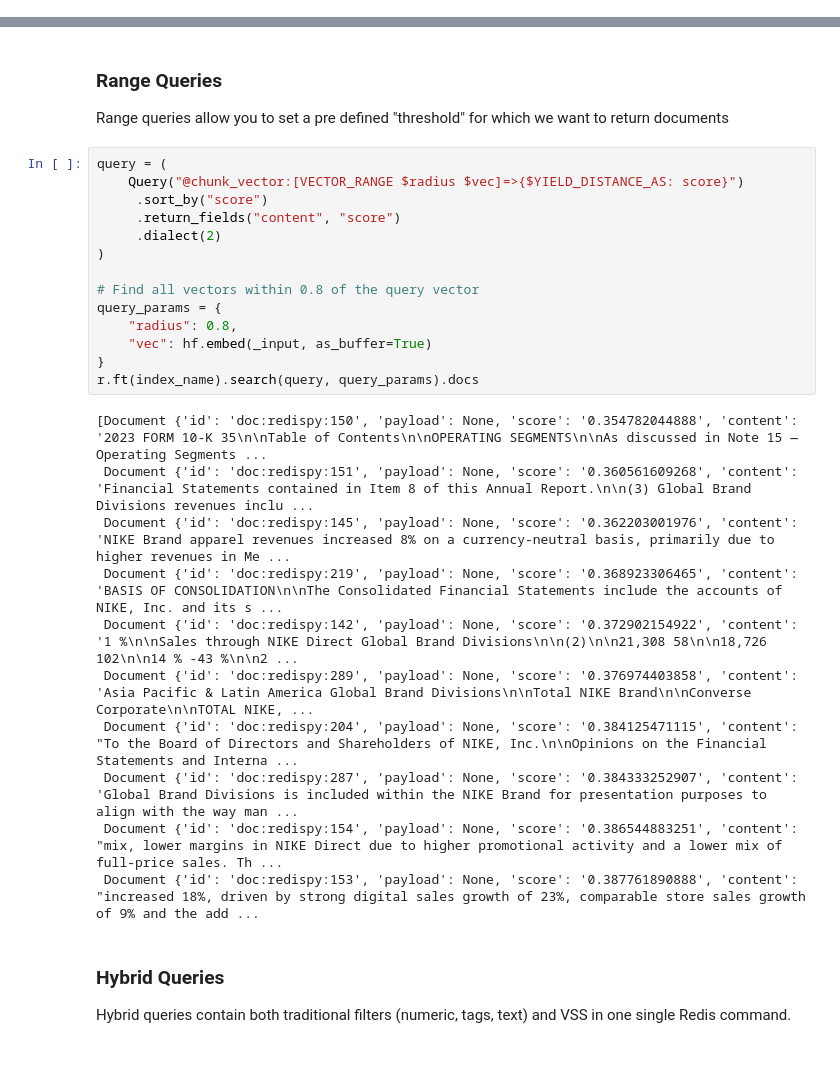
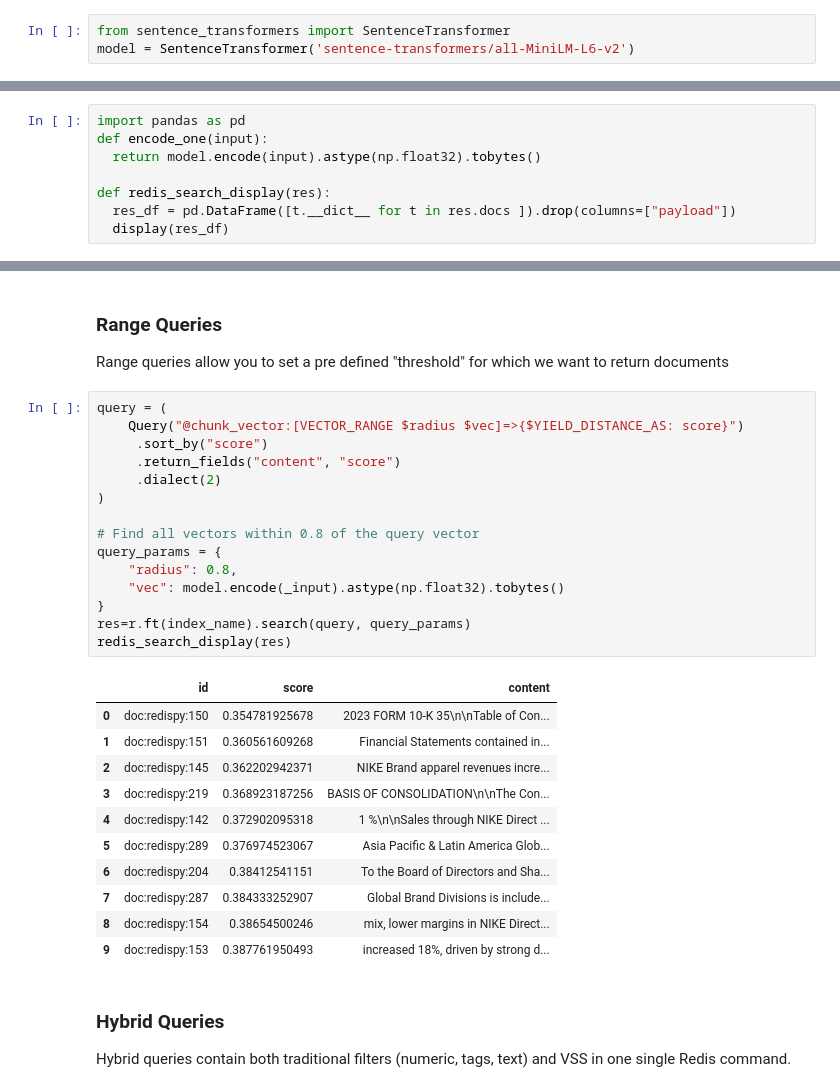
Before and after one commit to redis-developer/financial-vss, a Jupyter notebook: RedisPython_VSS.ipynb, the cells around one changed output, grey strips where cells are left out. Saved outputs shown, nothing was run; the diff lists cells and outputs as text; blank space fills up the shorter version.

```diff
--- a/RedisPython_VSS.ipynb
+++ b/RedisPython_VSS.ipynb
@@ -83,0 +93,3 @@ True
+# %%
+from sentence_transformers import SentenceTransformer
+model = SentenceTransformer('sentence-transformers/all-MiniLM-L6-v2')
@@ -84,3 +106,11 @@ True
+# %%
+import pandas as pd
+def encode_one(input):
+  return model.encode(input).astype(np.float32).tobytes()
+
+def redis_search_display(res):
+  res_df = pd.DataFrame([t.__dict__ for t in res.docs ]).drop(columns=["payload"])
+  display(res_df)
 # %% [markdown]
 ### Install Redis Stack (OPTIONAL)
 
@@ -247,28 +277,30 @@ Range queries allow you to set a pre defined "threshold" for which we want to re
 # %%
 query = (
     Query("@chunk_vector:[VECTOR_RANGE $radius $vec]=>{$YIELD_DISTANCE_AS: score}")
      .sort_by("score")
      .return_fields("content", "score")
      .dialect(2)
 )
 
 # Find all vectors within 0.8 of the query vector
 query_params = {
     "radius": 0.8,
-    "vec": hf.embed(_input, as_buffer=True)
+    "vec": model.encode(_input).astype(np.float32).tobytes()
 }
-r.ft(index_name).search(query, query_params).docs
+res=r.ft(index_name).search(query, query_params)
+redis_search_display(res)
 # %% [output]
-[Document {'id': 'doc:redispy:150', 'payload': None, 'score': '0.354782044888', 'content': '2023 FORM 10-K 35\n\nTable of Contents\n\nOPERATING SEGMENTS\n\nAs discussed in Note 15 — Operating Segments ...
- Document {'id': 'doc:redispy:151', 'payload': None, 'score': '0.360561609268', 'content': 'Financial Statements contained in Item 8 of this Annual Report.\n\n(3) Global Brand Divisions revenues inclu ...
- Document {'id': 'doc:redispy:145', 'payload': None, 'score': '0.362203001976', 'content': 'NIKE Brand apparel revenues increased 8% on a currency-neutral basis, primarily due to higher revenues in Me ...
- Document {'id': 'doc:redispy:219', 'payload': None, 'score': '0.368923306465', 'content': 'BASIS OF CONSOLIDATION\n\nThe Consolidated Financial Statements include the accounts of NIKE, Inc. and its s ...
- Document {'id': 'doc:redispy:142', 'payload': None, 'score': '0.372902154922', 'content': '1 %\n\nSales through NIKE Direct Global Brand Divisions\n\n(2)\n\n21,308 58\n\n18,726 102\n\n14 % -43 %\n\n2 ...
- Document {'id': 'doc:redispy:289', 'payload': None, 'score': '0.376974403858', 'content': 'Asia Pacific & Latin America Global Brand Divisions\n\nTotal NIKE Brand\n\nConverse Corporate\n\nTOTAL NIKE, ...
- Document {'id': 'doc:redispy:204', 'payload': None, 'score': '0.384125471115', 'content': "To the Board of Directors and Shareholders of NIKE, Inc.\n\nOpinions on the Financial Statements and Interna ...
- Document {'id': 'doc:redispy:287', 'payload': None, 'score': '0.384333252907', 'content': 'Global Brand Divisions is included within the NIKE Brand for presentation purposes to align with the way man ...
- Document {'id': 'doc:redispy:154', 'payload': None, 'score': '0.386544883251', 'content': "mix, lower margins in NIKE Direct due to higher promotional activity and a lower mix of full-price sales. Th ...
- Document {'id': 'doc:redispy:153', 'payload': None, 'score': '0.387761890888', 'content': "increased 18%, driven by strong digital sales growth of 23%, comparable store sales growth of 9% and the add ...
+|  | id | score | content |
+| 0 | doc:redispy:150 | 0.354781925678 | 2023 FORM 10-K 35\n\nTable of Con... |
+| 1 | doc:redispy:151 | 0.360561609268 | Financial Statements contained in... |
+| 2 | doc:redispy:145 | 0.362202942371 | NIKE Brand apparel revenues incre... |
+| 3 | doc:redispy:219 | 0.368923187256 | BASIS OF CONSOLIDATION\n\nThe Con... |
+| 4 | doc:redispy:142 | 0.372902095318 | 1 %\n\nSales through NIKE Direct ... |
+| 5 | doc:redispy:289 | 0.376974523067 | Asia Pacific & Latin America Glob... |
+| 6 | doc:redispy:204 | 0.38412541151 | To the Board of Directors and Sha... |
+| 7 | doc:redispy:287 | 0.384333252907 | Global Brand Divisions is include... |
+| 8 | doc:redispy:154 | 0.38654500246 | mix, lower margins in NIKE Direct... |
+| 9 | doc:redispy:153 | 0.387761950493 | increased 18%, driven by strong d... |
 # %% [markdown]
 ### Hybrid Queries
 Hybrid queries contain both traditional filters (numeric, tags, text) and VSS in one single Redis command.
```
Also changed, not shown: parts of 15 cells of this notebook.
